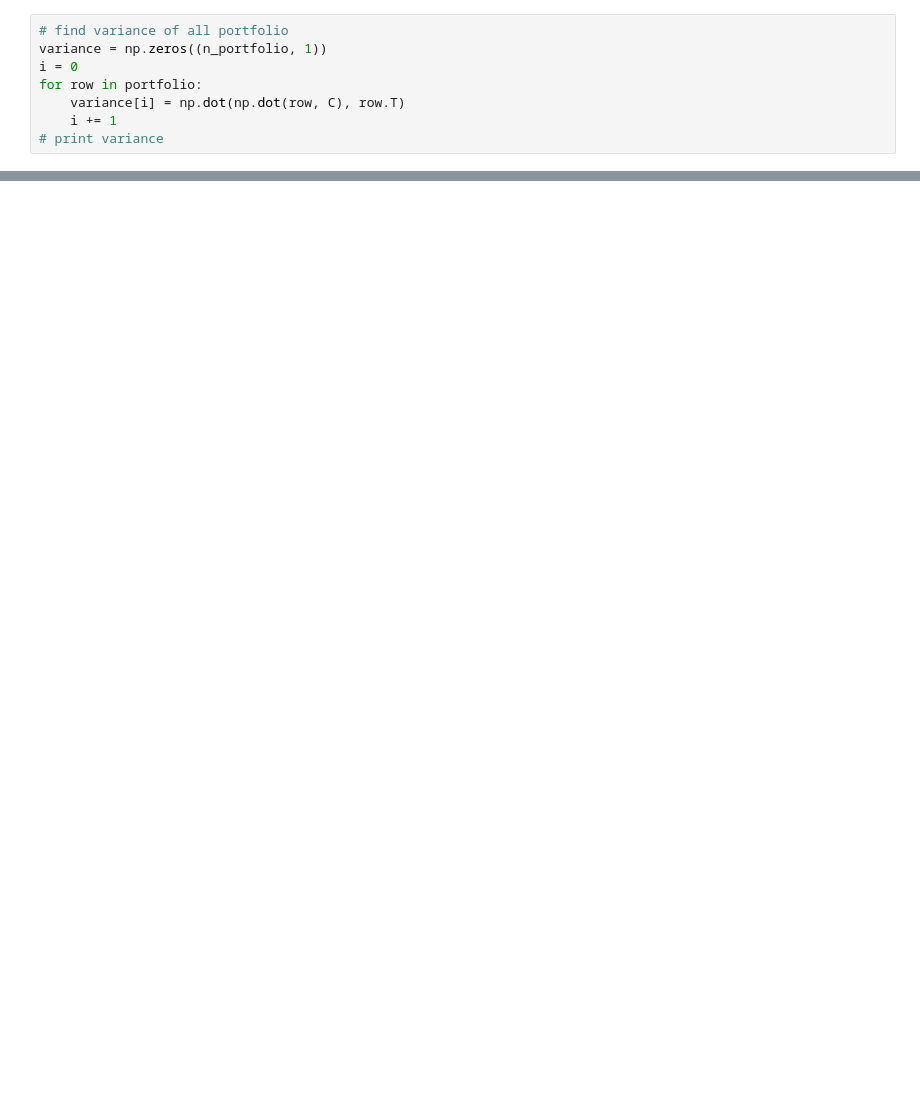
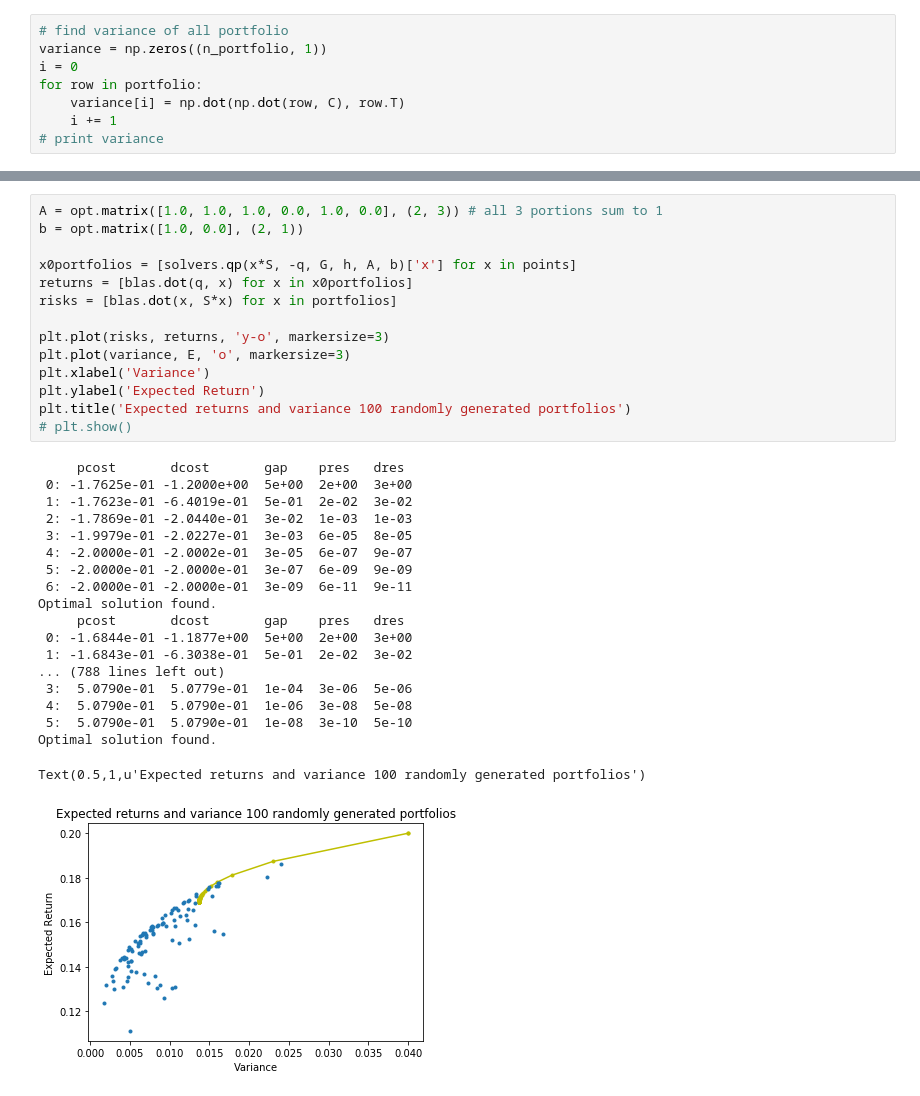
Before and after one commit to reubenng/compfinance, a Jupyter notebook: random_portfolio.ipynb, the cells around one changed output, grey strips where cells are left out. Saved outputs shown, nothing was run; the diff lists cells and outputs as text; blank space fills up the shorter version.

```diff
--- a/random_portfolio.ipynb
+++ b/random_portfolio.ipynb
@@ -91,0 +188,34 @@ Text(0.5,1,u'Expected returns and variance 100 randomly generated portfolios')
+# %%
+A = opt.matrix([1.0, 1.0, 1.0, 0.0, 1.0, 0.0], (2, 3)) # all 3 portions sum to 1
+b = opt.matrix([1.0, 0.0], (2, 1))
+
+x0portfolios = [solvers.qp(x*S, -q, G, h, A, b)['x'] for x in points]
+returns = [blas.dot(q, x) for x in x0portfolios]
+risks = [blas.dot(x, S*x) for x in portfolios]
+
+plt.plot(risks, returns, 'y-o', markersize=3)
+plt.plot(variance, E, 'o', markersize=3)
+plt.xlabel('Variance')
+plt.ylabel('Expected Return')
+plt.title('Expected returns and variance 100 randomly generated portfolios')
+# plt.show()
+# %% [output]
+     pcost       dcost       gap    pres   dres
+ 0: -1.7625e-01 -1.2000e+00  5e+00  2e+00  3e+00
+ 1: -1.7623e-01 -6.4019e-01  5e-01  2e-02  3e-02
+ 2: -1.7869e-01 -2.0440e-01  3e-02  1e-03  1e-03
+ 3: -1.9979e-01 -2.0227e-01  3e-03  6e-05  8e-05
+ 4: -2.0000e-01 -2.0002e-01  3e-05  6e-07  9e-07
+ 5: -2.0000e-01 -2.0000e-01  3e-07  6e-09  9e-09
+ 6: -2.0000e-01 -2.0000e-01  3e-09  6e-11  9e-11
+Optimal solution found.
+     pcost       dcost       gap    pres   dres
+ 0: -1.6844e-01 -1.1877e+00  5e+00  2e+00  3e+00
+ 1: -1.6843e-01 -6.3038e-01  5e-01  2e-02  3e-02
+... (788 lines left out)
+ 3:  5.0790e-01  5.0779e-01  1e-04  3e-06  5e-06
+ 4:  5.0790e-01  5.0790e-01  1e-06  3e-08  5e-08
+ 5:  5.0790e-01  5.0790e-01  1e-08  3e-10  5e-10
+Optimal solution found.
+Text(0.5,1,u'Expected returns and variance 100 randomly generated portfolios')
+[figure, added]
```
Also changed, not shown: parts of 10 cells of this notebook, 1 other file.
